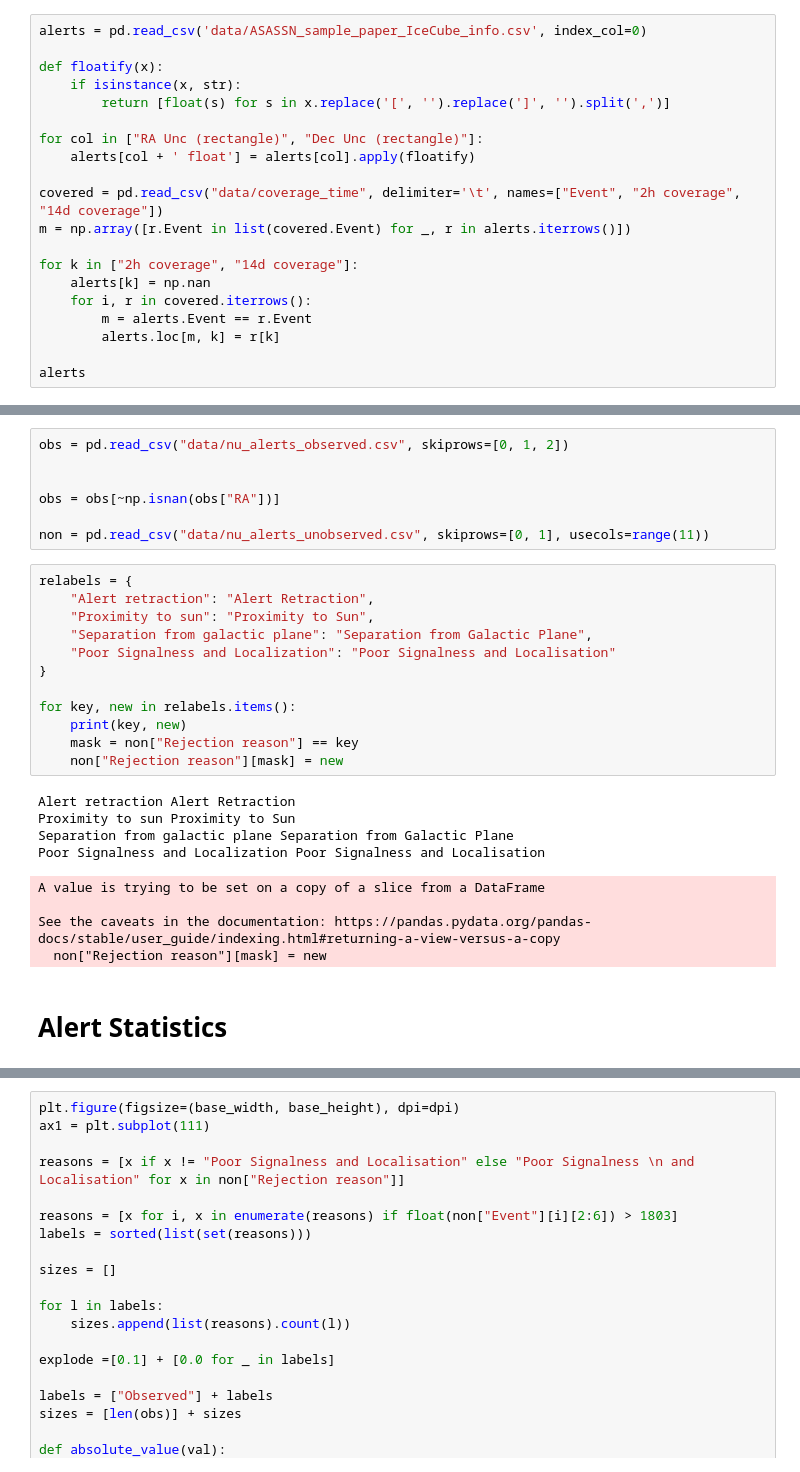
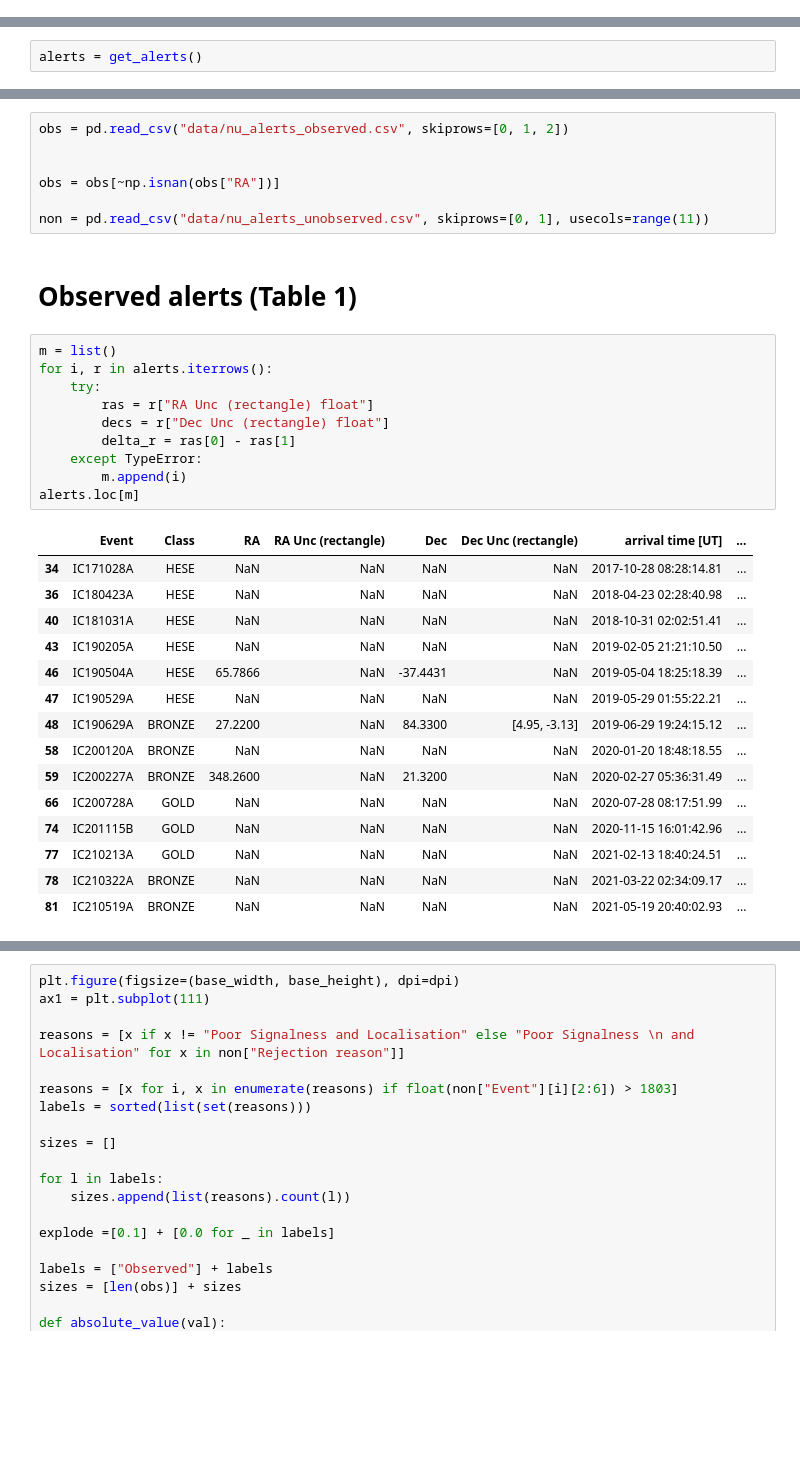
Before and after one commit to JannisNe/nu_stat_for_asassn_paper, a Jupyter notebook: asassn_nu_stats.ipynb, the cells around one changed output, grey strips where cells are left out. Cells and saved outputs as stored; diff of their text form; blank space fills up the shorter version.

```diff
--- a/asassn_nu_stats.ipynb
+++ b/asassn_nu_stats.ipynb
@@ -11,23 +15,3 @@ from style import output_folder, big_fontsize, base_width, base_height, dpi
 import seaborn as sns
 import json
 from astropy.time import Time
-# %%
-alerts = pd.read_csv('data/ASASSN_sample_paper_IceCube_info.csv', index_col=0)
-
-def floatify(x):
-    if isinstance(x, str):
-        return [float(s) for s in x.replace('[', '').replace(']', '').split(',')]
-
-for col in ["RA Unc (rectangle)", "Dec Unc (rectangle)"]:
-    alerts[col + ' float'] = alerts[col].apply(floatify)
-
-covered = pd.read_csv("data/coverage_time", delimiter='\t', names=["Event", "2h coverage", "14d coverage"])
-m = np.array([r.Event in list(covered.Event) for _, r in alerts.iterrows()])
-
-for k in ["2h coverage", "14d coverage"]:
-    alerts[k] = np.nan
-    for i, r in covered.iterrows():
-        m = alerts.Event == r.Event
-        alerts.loc[m, k] = r[k]
-
-alerts
@@ -48,2 +18,4 @@ alerts
+# %%
+alerts = get_alerts()
 # %%
 alerts[alerts["2h coverage"].isna() & (~alerts.retracted)]
@@ -54,26 +46,31 @@ obs = pd.read_csv("data/nu_alerts_observed.csv", skiprows=[0, 1, 2])
 obs = obs[~np.isnan(obs["RA"])]
 
 non = pd.read_csv("data/nu_alerts_unobserved.csv", skiprows=[0, 1], usecols=range(11))
-# %%
-relabels = {
-    "Alert retraction": "Alert Retraction",
-    "Proximity to sun": "Proximity to Sun",
-    "Separation from galactic plane": "Separation from Galactic Plane",
-    "Poor Signalness and Localization": "Poor Signalness and Localisation"
-}
-
-for key, new in relabels.items():
-    print(key, new)
-    mask = non["Rejection reason"] == key
-    non["Rejection reason"][mask] = new
-# %% [output]
-Alert retraction Alert Retraction
-Proximity to sun Proximity to Sun
-Separation from galactic plane Separation from Galactic Plane
-Poor Signalness and Localization Poor Signalness and Localisation
-A value is trying to be set on a copy of a slice from a DataFrame
-
-See the caveats in the documentation: https://pandas.pydata.org/pandas-docs/stable/user_guide/indexing.html#returning-a-view-versus-a-copy
-  non["Rejection reason"][mask] = new
-# %% [markdown]
-# Alert Statistics
+# %% [markdown]
+# Observed alerts (Table 1)
+# %%
+m = list()
+for i, r in alerts.iterrows():
+    try:
+        ras = r["RA Unc (rectangle) float"]
+        decs = r["Dec Unc (rectangle) float"]
+        delta_r = ras[0] - ras[1]
+    except TypeError:
+        m.append(i)
+alerts.loc[m]
+# %% [output]
+|  | Event | Class | RA | RA Unc (rectangle) | Dec | Dec Unc (rectangle) | arrival time [UT] | ... |
+| 34 | IC171028A | HESE | NaN | NaN | NaN | NaN | 2017-10-28 08:28:14.81 | ... |
+| 36 | IC180423A | HESE | NaN | NaN | NaN | NaN | 2018-04-23 02:28:40.98 | ... |
+| 40 | IC181031A | HESE | NaN | NaN | NaN | NaN | 2018-10-31 02:02:51.41 | ... |
+| 43 | IC190205A | HESE | NaN | NaN | NaN | NaN | 2019-02-05 21:21:10.50 | ... |
+| 46 | IC190504A | HESE | 65.7866 | NaN | -37.4431 | NaN | 2019-05-04 18:25:18.39 | ... |
+| 47 | IC190529A | HESE | NaN | NaN | NaN | NaN | 2019-05-29 01:55:22.21 | ... |
+| 48 | IC190629A | BRONZE | 27.2200 | NaN | 84.3300 | [4.95, -3.13] | 2019-06-29 19:24:15.12 | ... |
+| 58 | IC200120A | BRONZE | NaN | NaN | NaN | NaN | 2020-01-20 18:48:18.55 | ... |
+| 59 | IC200227A | BRONZE | 348.2600 | NaN | 21.3200 | NaN | 2020-02-27 05:36:31.49 | ... |
+| 66 | IC200728A | GOLD | NaN | NaN | NaN | NaN | 2020-07-28 08:17:51.99 | ... |
+| 74 | IC201115B | GOLD | NaN | NaN | NaN | NaN | 2020-11-15 16:01:42.96 | ... |
+| 77 | IC210213A | GOLD | NaN | NaN | NaN | NaN | 2021-02-13 18:40:24.51 | ... |
+| 78 | IC210322A | BRONZE | NaN | NaN | NaN | NaN | 2021-03-22 02:34:09.17 | ... |
+| 81 | IC210519A | BRONZE | NaN | NaN | NaN | NaN | 2021-05-19 20:40:02.93 | ... |
```
Also changed, not shown: parts of 14 cells of this notebook.
